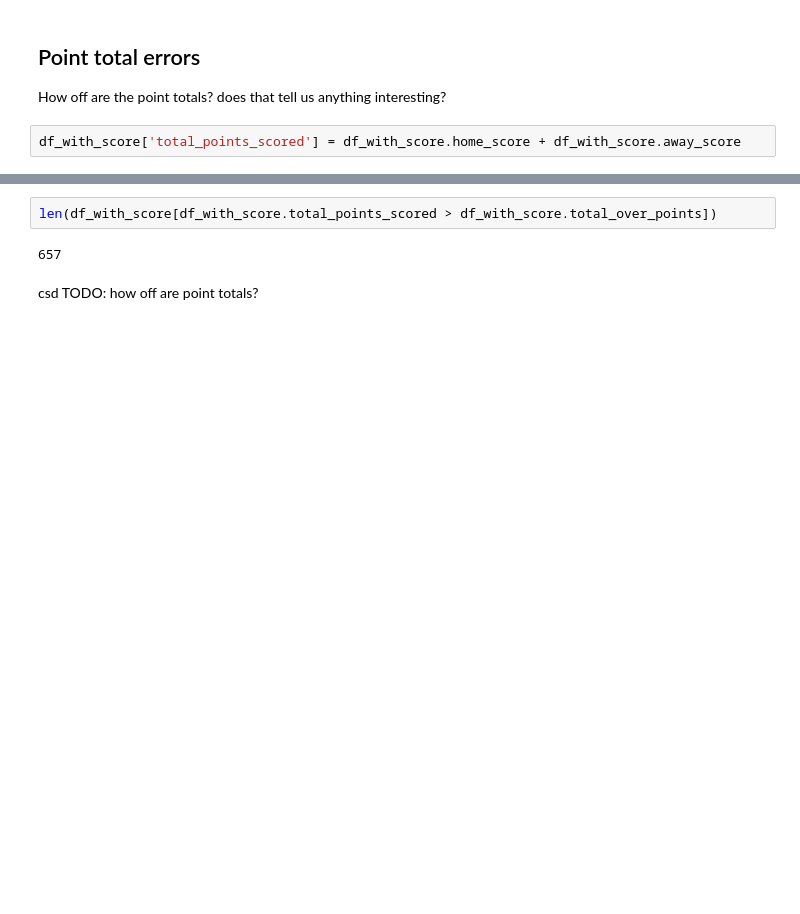
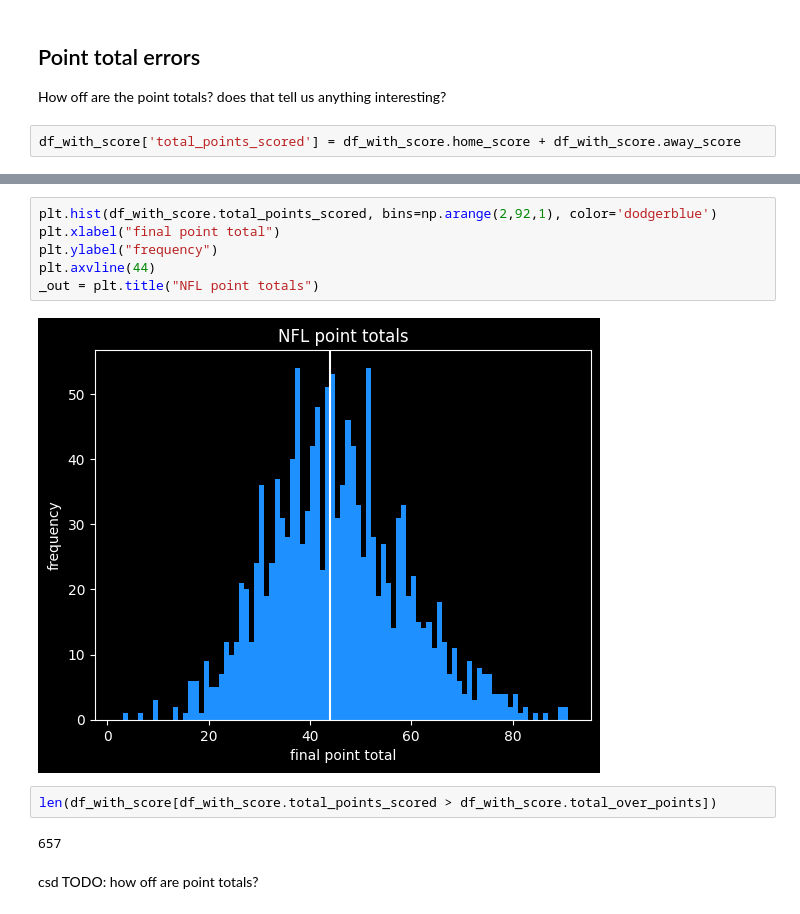
Before and after one commit to csdurfee/scrape_yahoo_odds, a Jupyter notebook: explore_football.ipynb, the cells around one changed output, grey strips where cells are left out. Drawn from its saved outputs; the diff is of its cells as text; blank space fills up the shorter version.

```diff
--- a/explore_football.ipynb
+++ b/explore_football.ipynb
@@ -1577,3 +1572,11 @@ df_with_score['total_points_scored'] = df_with_score.home_score + df_with_score.
+# %%
+plt.hist(df_with_score.total_points_scored, bins=np.arange(2,92,1), color='dodgerblue')
+plt.xlabel("final point total")
+plt.ylabel("frequency")
+plt.axvline(44)
+_out = plt.title("NFL point totals")
+# %% [output]
+[figure, added]
 # %%
 len(df_with_score[df_with_score.total_points_scored > df_with_score.total_over_points])
 # %% [output]
```
Also changed, not shown: parts of 57 cells of this notebook, 3 other files.
